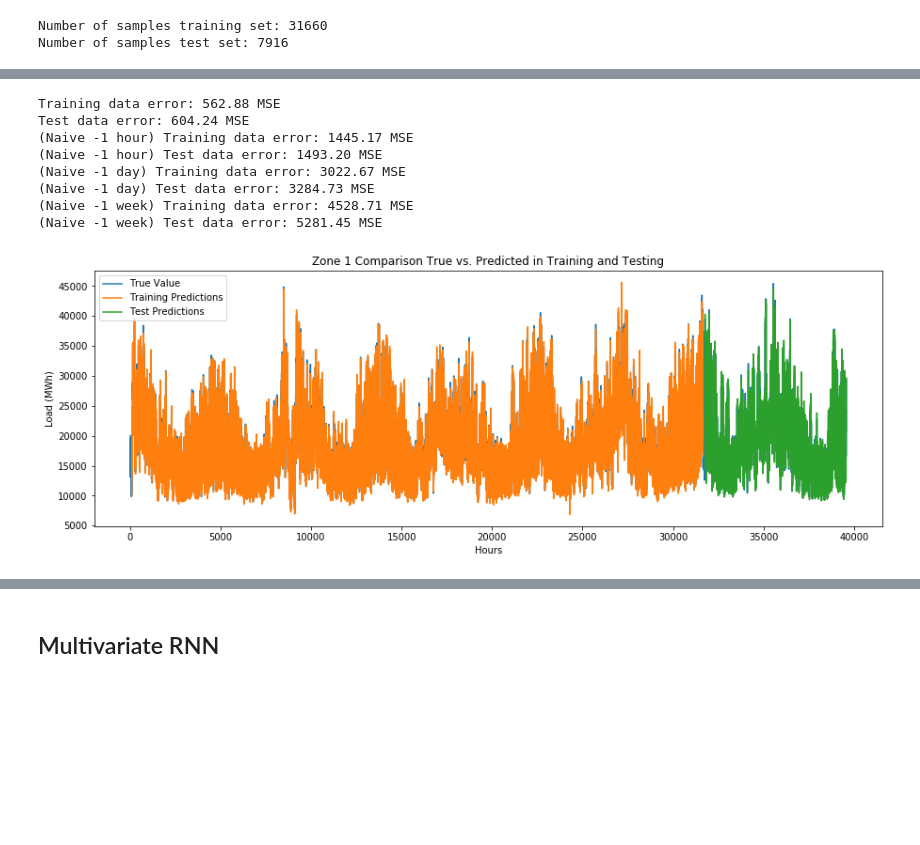
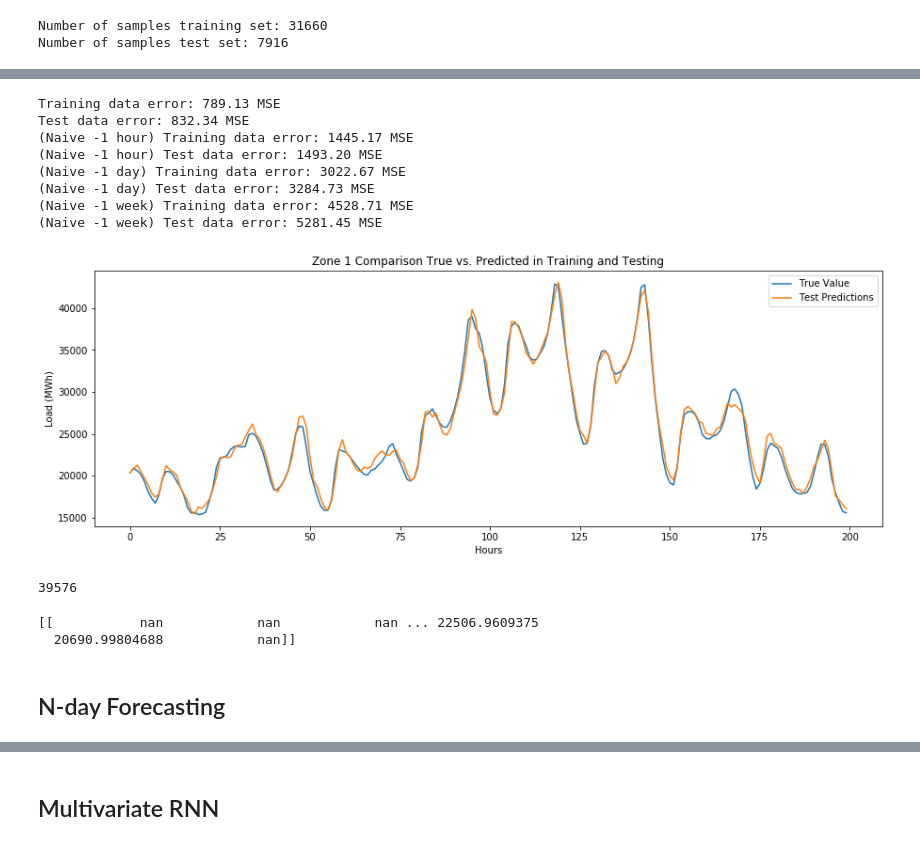
Before and after one commit to Pedromacedo41/MAP573, a Jupyter notebook: src/Francisco/RNN_TSF.ipynb, the cells around one changed output, grey strips where cells are left out. Saved outputs shown, nothing was run; the diff lists cells and outputs as text; code cells hidden in the pictures; blank space fills up the shorter version.

Commit message:
predict plots

```diff
--- a/src/Francisco/RNN_TSF.ipynb
+++ b/src/Francisco/RNN_TSF.ipynb
@@ -102,10 +102,18 @@ def create_model(train_X, train_Y, window_size = 1):
     vanilla_rnn = Sequential()
     vanilla_rnn.add(LSTM(5,input_shape = (1, window_size), ))
     vanilla_rnn.add(Dense(1))
-    vanilla_rnn.compile(loss = "mean_squared_error",
-                  optimizer = "adam")
+    vanilla_rnn.compile(loss = "mean_squared_error", optimizer = "adam",
+                        metrics = ['mse', 'mae'])
 
     return(vanilla_rnn)
+
+def create_model2(train_X, train_Y, window_size = 1, nstep = 1):
+    vanilla_rnn = Sequential()
+    vanilla_rnn.add(LSTM(200, activation='relu', input_shape=(train_X.shape[1], train_X.shape[2]), return_sequences=True))
+    vanilla_rnn.add(LSTM(200))
+    vanilla_rnn.add(Dense(nstep))
+    vanilla_rnn.compile(loss = "mean_squared_error", optimizer = "adam", metrics = ['mse', 'mae', 'mape'])
+    return(vanilla_rnn)
 # %%
 window_size = 100
 train_X, train_Y = create_dataset(train, window_size)
@@ -126,8 +127,8 @@ WARNING:tensorflow:From C:\Users\fvice\Miniconda3\envs\map572\lib\site-packages\
 [drawing not drawn]
 # %%
 es = callbacks.EarlyStopping(monitor='val_loss', patience=5, verbose=1)
-history = vanilla_rnn.fit(train_X, train_Y, epochs = 100, batch_size = 32, verbose = 2, validation_split=0.15, callbacks=[es])
-plot_history(history)
+history = vanilla_rnn.fit(train_X, train_Y, epochs = 100, batch_size = 32, verbose = 2, validation_split=0.15,
+                          callbacks=[es])
 # %% [output]
 Train on 26825 samples, validate on 4734 samples
 Epoch 1/100
@@ -202,8 +219,8 @@ print("(Naive -1 day) Test data error: %.2f MSE" % mse_test_naive_day)
 print("(Naive -1 week) Training data error: %.2f MSE" % mse_train_naive_week)
 print("(Naive -1 week) Test data error: %.2f MSE" % mse_test_naive_week)
 # %% [output]
-Training data error: 562.88 MSE
-Test data error: 604.24 MSE
+Training data error: 789.13 MSE
+Test data error: 832.34 MSE
 (Naive -1 hour) Training data error: 1445.17 MSE
 (Naive -1 hour) Test data error: 1493.20 MSE
 (Naive -1 day) Training data error: 3022.67 MSE
@@ -213,23 +230,38 @@ Test data error: 604.24 MSE
 # %%
 # Training predictions.
 train_predictions = np.empty_like(dataset)
 train_predictions[:, :] = np.nan
 train_predictions[window_size:len(train_predict) + window_size, :] = train_predict
 
 # Test predictions.
 test_predictions = np.empty_like(dataset)
 test_predictions[:, :] = np.nan
 test_predictions[len(train_predict) + (window_size * 2) + 1:len(dataset) - 1, :] = test_predict
 
 # Create the plot.
 plt.figure(figsize = (15, 5))
-plt.plot(normalizer.inverse_transform(dataset), label = "True Value")
-plt.plot(train_predictions, label = "Training Predictions")
-plt.plot(test_predictions, label = "Test Predictions")
+plt.plot(normalizer.inverse_transform(dataset)[35000:35200], label = "True Value")
+#plt.plot(train_predictions, label = "Training Predictions")
+plt.plot(test_predictions[35000:35200], label = "Test Predictions")
 plt.xlabel("Hours")
 plt.ylabel("Load (MWh)")
 plt.title("Zone 1 Comparison True vs. Predicted in Training and Testing")
 plt.legend()
 plt.show()
 # %% [output]
-[figure, old version]
+[figure, new version]
+# %%
+len(dataset)
+# %% [output]
+39576
+# %%
+test_predictions=test_predictions.reshape(1,-1)
+print(test_predictions)
+path = r'../../Data/lstm_predictor_window100_0_39575_.csv'
+if not os.path.exists(path):
+    np.savetxt(path, (test_predictions), delimiter=',')
+# %% [output]
+[[           nan            nan            nan ... 22506.9609375
+  20690.99804688            nan]]
+# %% [markdown]
+## N-day Forecasting
```
Also changed, not shown: parts of 27 cells of this notebook, 11 other files.
